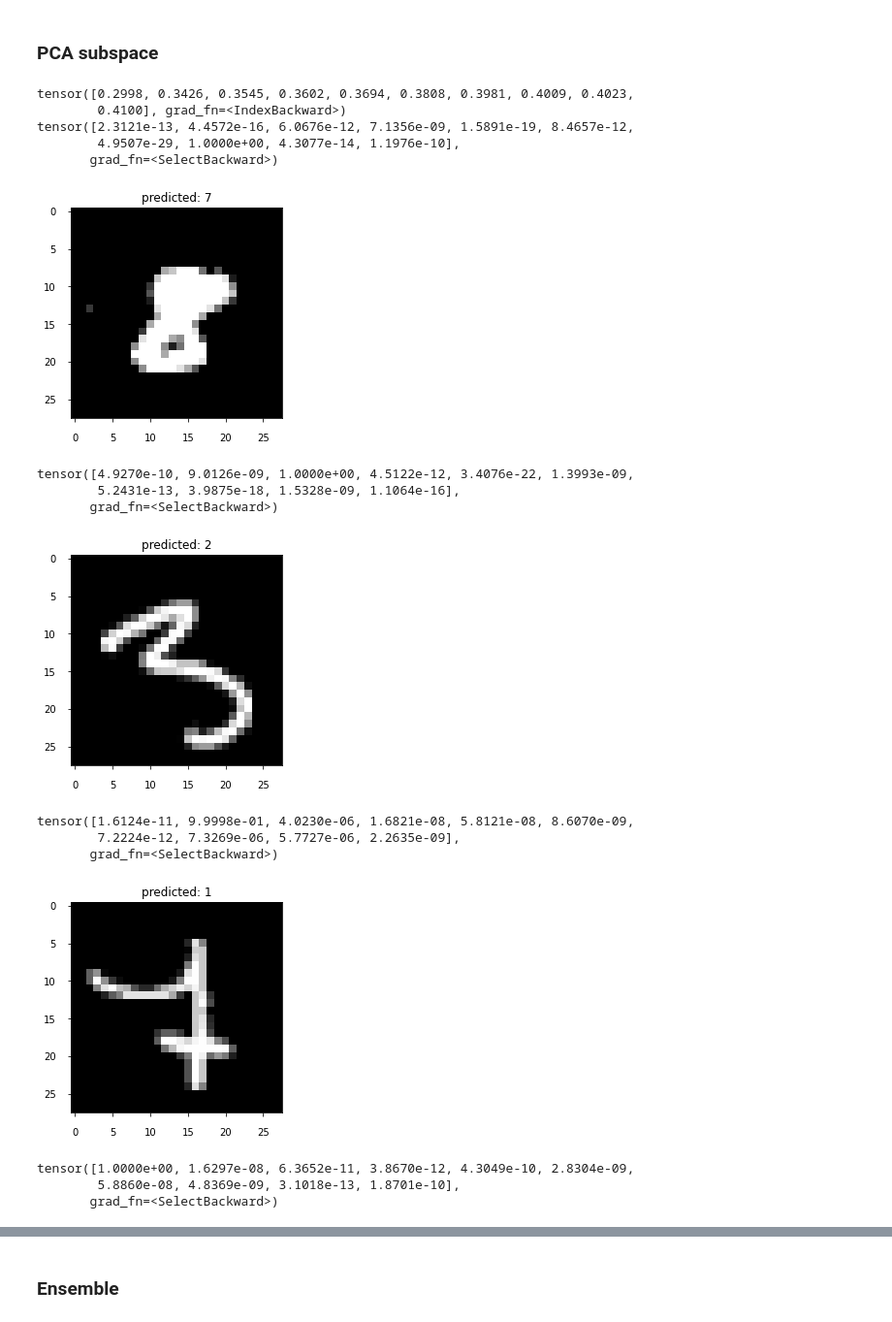
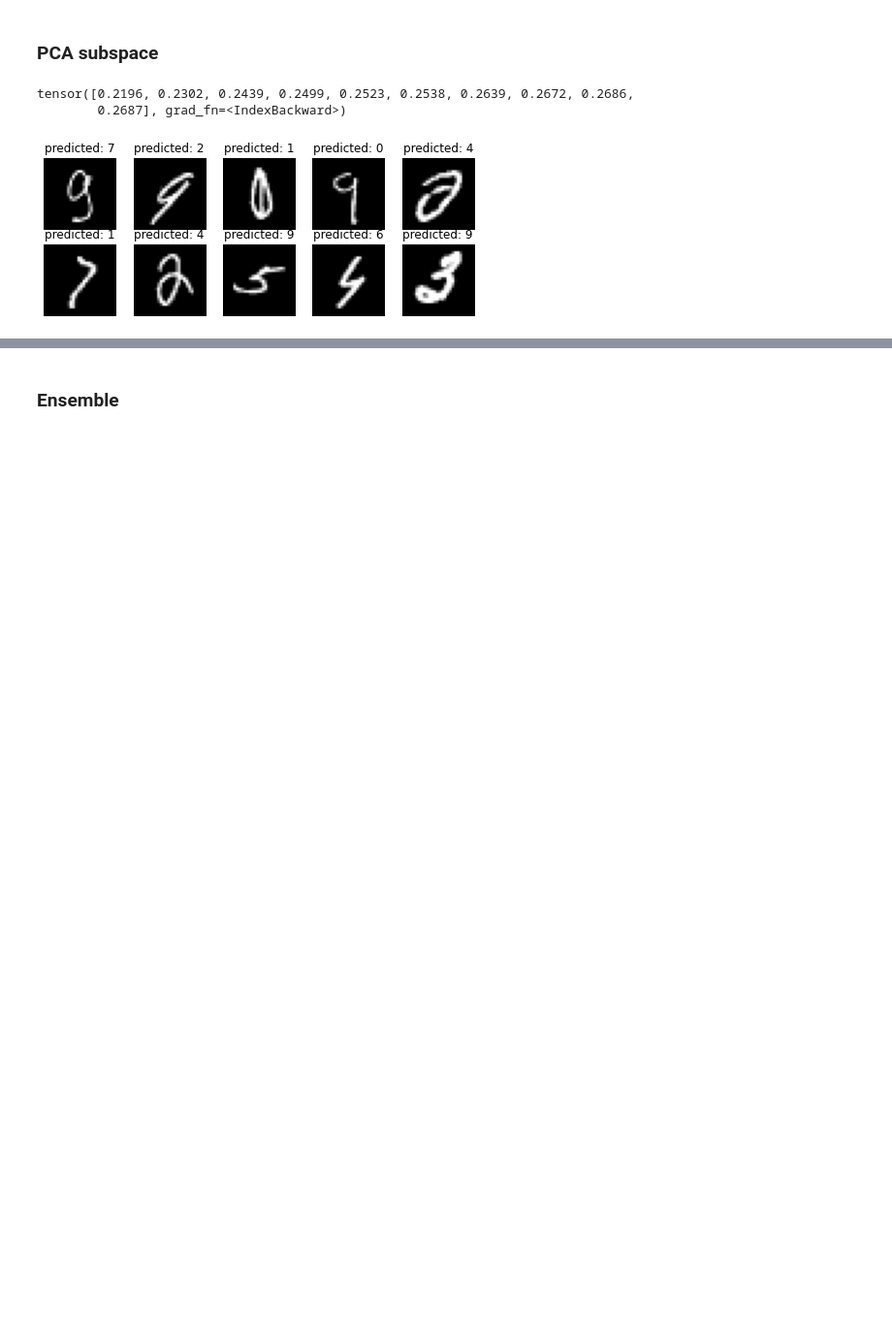
Before and after one commit to ymohamedahmed/drbayes, a Jupyter notebook: SIBDL_demo_group_13.ipynb, the cells around one changed output, grey strips where cells are left out. Shown at 97% size. Drawn from its saved outputs; the diff is of its cells as text; code cells hidden in the pictures; blank space fills up the shorter version.

```diff
--- a/SIBDL_demo_group_13.ipynb
+++ b/SIBDL_demo_group_13.ipynb
@@ -336,23 +381,29 @@ RuntimeError: ignored
 # %% [markdown]
 Let's load the old models
 # %%
-full_vi_model = full_vi_model()
-full_vi_model.load_state_dict(torch.load('drbayes/full-vi-pca-model.pt'))
+full_vi_model = create_full_vi_model()
+full_vi_model.load_state_dict(torch.load('/content/drive/My Drive/sibdl/full-vi-pca-model.pt'))
 
 ensemble = Ensemble(10, [28*28,10])
 ensemble.load()
 
 subspace = SubspaceModel(mean, cov_factor)
-subspace.load_state_dict(torch.load("drbayes/pca-subspace-qmnist.pt"))
-vi_model = vi_model(subspace)
+subspace.load_state_dict(torch.load("/content/drive/My Drive/sibdl/pca-subspace-qmnist.pt"))
+vi_model = create_vi_model(subspace)
 # %% [markdown]
 #### Full VI
 # %%
-preds,acc = vi_pred(full_vi_model, 100, test_loader)
-inds = torch.max(preds,dim=1)[0].argsort()[:10]
-print(torch.max(preds,dim=1)[0][inds])
+test_batch_size = 512
+test_loader = torch.utils.data.DataLoader(test,batch_size=test_batch_size)
+full_vi_preds,acc = vi_pred(full_vi_model, 100, test_loader)
+inds = torch.max(full_vi_preds,dim=1)[0].argsort()[:10]
+print(torch.max(full_vi_preds,dim=1)[0][inds])
+fig,axs = plt.subplots(figsize=(8,3),nrows=2, ncols=5)
+axs = axs.flatten()
 for i,im in enumerate(test_loader.dataset.data[inds]):
-  plt.imshow(im,cmap='gray')
-  plt.title(f'predicted: {preds[i].argmax()}')
-  plt.show()
+  ax = axs[i]
+  ax.imshow(im,cmap='gray')
+  ax.set_axis_off()
+  ax.title.set_text(f'predicted: {full_vi_preds[i].argmax()}')
+plt.show()
 # %% [output]
@@ -371,28 +413,20 @@ tensor([0.2064, 0.2219, 0.2255, 0.2272, 0.2369, 0.2444, 0.2448, 0.2458, 0.2460,
 # %% [markdown]
 ### PCA subspace
 # %%
-preds,acc = vi_pred(vi_model, 100, test_loader)
-inds = torch.max(preds,dim=1)[0].argsort()[:10]
-print(torch.max(preds,dim=1)[0][inds])
+test_batch_size = 512
+test_loader = torch.utils.data.DataLoader(test,batch_size=test_batch_size)
+vi_preds,acc = vi_pred(vi_model, 100, test_loader)
+inds = torch.max(vi_preds,dim=1)[0].argsort()[:10]
+print(torch.max(vi_preds,dim=1)[0][inds])
+fig,axs = plt.subplots(figsize=(8,3),nrows=2, ncols=5)
+axs = axs.flatten()
 for i,im in enumerate(test_loader.dataset.data[inds]):
-  plt.imshow(im,cmap='gray')
-  plt.title(f'predicted: {preds[i].argmax()}')
-  plt.show()
+  ax = axs[i]
+  ax.imshow(im,cmap='gray')
+  ax.set_axis_off()
+  ax.title.set_text(f'predicted: {vi_preds[i].argmax()}')
+plt.show()
 # %% [output]
-tensor([0.2998, 0.3426, 0.3545, 0.3602, 0.3694, 0.3808, 0.3981, 0.4009, 0.4023,
-        0.4100], grad_fn=<IndexBackward>)
-tensor([2.3121e-13, 4.4572e-16, 6.0676e-12, 7.1356e-09, 1.5891e-19, 8.4657e-12,
-        4.9507e-29, 1.0000e+00, 4.3077e-14, 1.1976e-10],
-       grad_fn=<SelectBackward>)
+tensor([0.2196, 0.2302, 0.2439, 0.2499, 0.2523, 0.2538, 0.2639, 0.2672, 0.2686,
+        0.2687], grad_fn=<IndexBackward>)
-[figure, old version]
+[figure, new version]
-tensor([4.9270e-10, 9.0126e-09, 1.0000e+00, 4.5122e-12, 3.4076e-22, 1.3993e-09,
-        5.2431e-13, 3.9875e-18, 1.5328e-09, 1.1064e-16],
-       grad_fn=<SelectBackward>)
-[figure, removed]
-tensor([1.6124e-11, 9.9998e-01, 4.0230e-06, 1.6821e-08, 5.8121e-08, 8.6070e-09,
-        7.2224e-12, 7.3269e-06, 5.7727e-06, 2.2635e-09],
-       grad_fn=<SelectBackward>)
-[figure, removed]
-tensor([1.0000e+00, 1.6297e-08, 6.3652e-11, 3.8670e-12, 4.3049e-10, 2.8304e-09,
-        5.8860e-08, 4.8369e-09, 3.1018e-13, 1.8701e-10],
-       grad_fn=<SelectBackward>)
```
Also changed, not shown: parts of 20 cells of this notebook.
